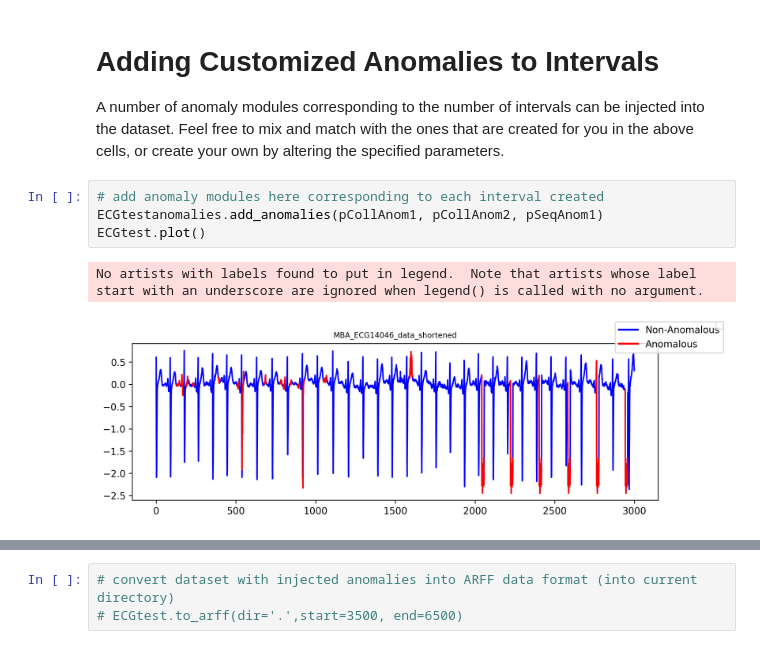
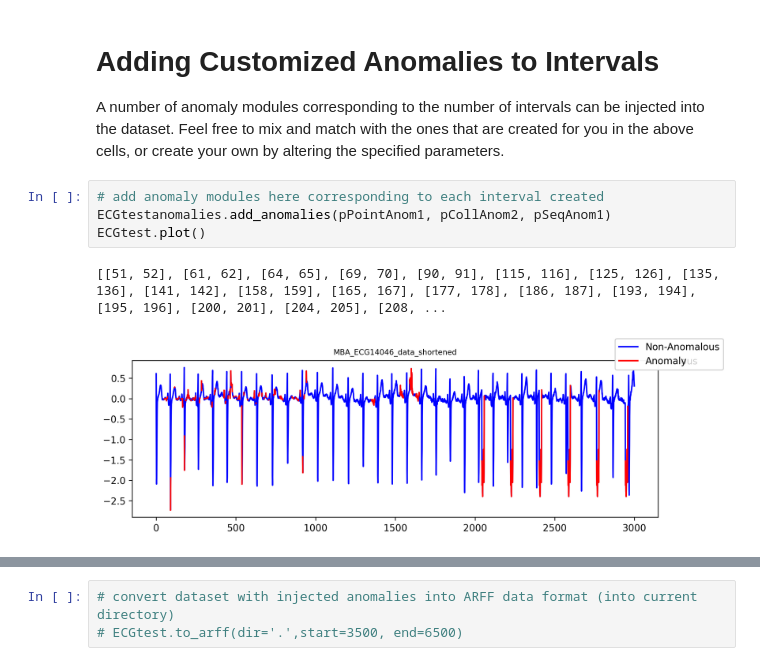
Before and after one commit to mac-dsl/AnomalyDriftDetection, a Jupyter notebook: util/anomaly_injection_demo.ipynb, the cells around one changed output, grey strips where cells are left out. Saved outputs shown, nothing was run; the diff lists cells and outputs as text.

```diff
--- a/util/anomaly_injection_demo.ipynb
+++ b/util/anomaly_injection_demo.ipynb
@@ -70,11 +68,11 @@ pSeqAnom3 = SequentialAnomaly(0.1, 0.1,1, length=50)
 A number of anomaly modules corresponding to the number of intervals can be injected into the dataset. Feel free to mix and match with the ones that are created for you in the above cells, or create your own by altering the specified parameters.
 # %%
 # add anomaly modules here corresponding to each interval created
-ECGtestanomalies.add_anomalies(pCollAnom1, pCollAnom2, pSeqAnom1)
+ECGtestanomalies.add_anomalies(pPointAnom1, pCollAnom2, pSeqAnom1)
 ECGtest.plot()
 # %% [output]
-No artists with labels found to put in legend.  Note that artists whose label start with an underscore are ignored when legend() is called with no argument.
+[[51, 52], [61, 62], [64, 65], [69, 70], [90, 91], [115, 116], [125, 126], [135, 136], [141, 142], [158, 159], [165, 167], [177, 178], [186, 187], [193, 194], [195, 196], [200, 201], [204, 205], [208, ...
-[figure, old version]
+[figure, new version]
 # %%
 ECGtest.plot(start=100, end=1000)
 # %% [output]
```
Also changed, not shown: parts of 3 cells of this notebook, 9 other files.
